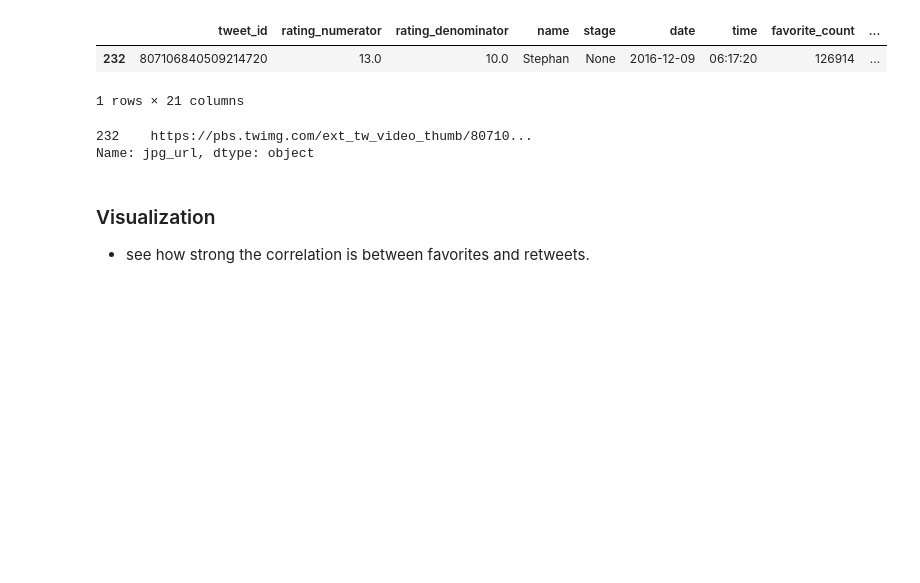
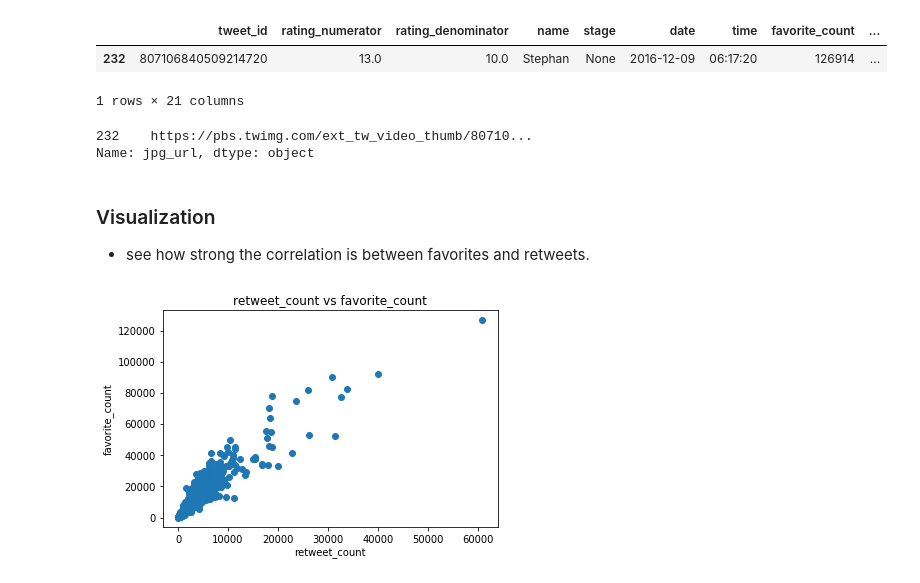
Before and after one commit to abdiganiaden/wrangle_analyze_twitter_dogs, a Jupyter notebook: wrangle_act.ipynb, the cells around one changed output. Drawn from its saved outputs; the diff is of its cells as text; code cells hidden in the pictures; blank space fills up the shorter version.

Commit message:
Visualization summary_2

```diff
--- a/wrangle_act.ipynb
+++ b/wrangle_act.ipynb
@@ -860,3 +860,10 @@ Name: jpg_url, dtype: object
 # %% [markdown]
 ### Visualization
 - see how strong the correlation is between favorites and retweets.
+# %%
+plt.scatter(df_merged['retweet_count'], df_merged['favorite_count'])
+plt.title('retweet_count vs favorite_count')
+plt.xlabel('retweet_count')
+plt.ylabel('favorite_count');
+# %% [output]
+[figure, added]
```
Also changed, not shown: parts of 2 cells of this notebook.
